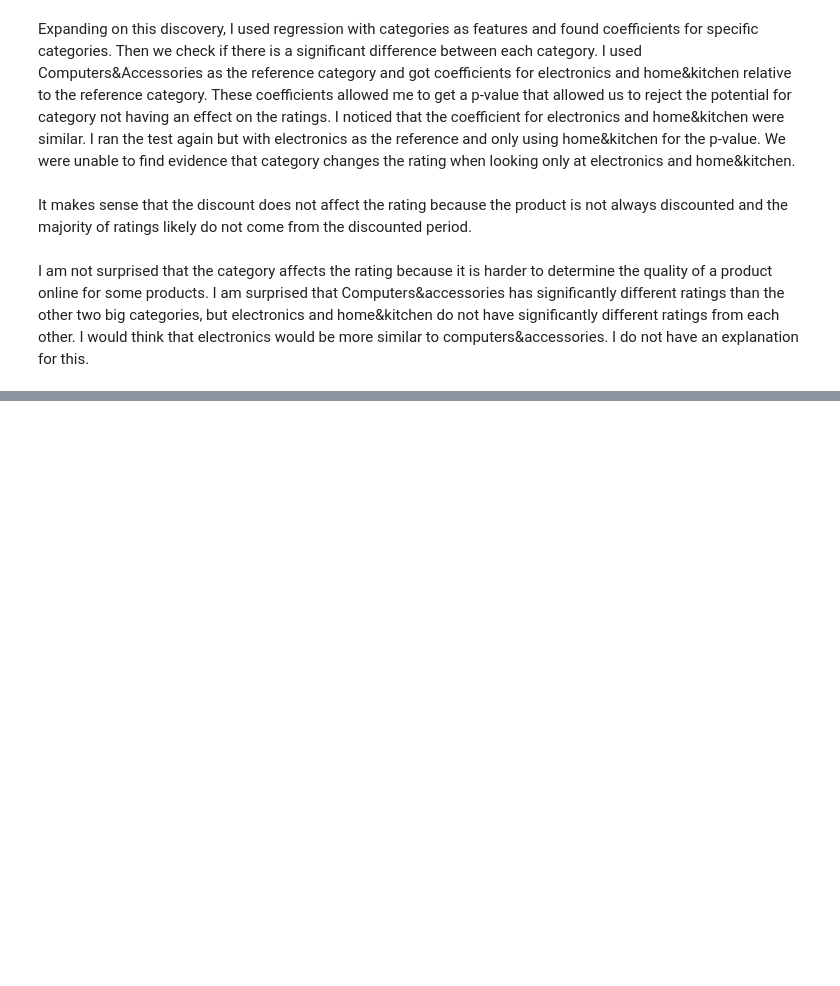
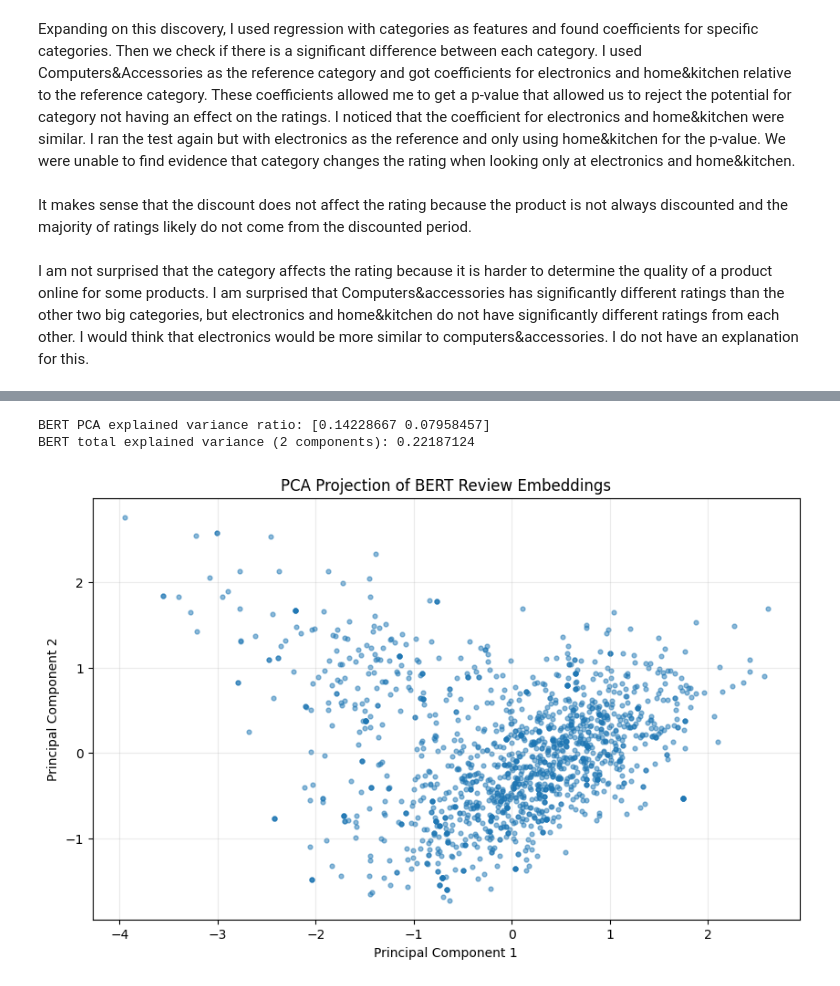
Before and after one commit to zacharydaniel229/CSCE676_ZacharyWilliams_Project, a Jupyter notebook: CSCE676_ZacharyWilliams_FinalDeliverable.ipynb, the cells around one changed output, grey strips where cells are left out. Cells and saved outputs as stored; diff of their text form; code cells hidden in the pictures; blank space fills up the shorter version.

```diff
--- a/CSCE676_ZacharyWilliams_FinalDeliverable.ipynb
+++ b/CSCE676_ZacharyWilliams_FinalDeliverable.ipynb
@@ -500,0 +926,29 @@ I am not surprised that the category affects the rating because it is harder to
+# %%
+# PCA projection of BERT review embeddings (2D) and scatter plot
+import matplotlib.pyplot as plt
+from sklearn.decomposition import PCA
+import numpy as np
+
+# Ensure a numeric matrix exists
+if not isinstance(bert_review_embeddings, np.ndarray):
+    bert_embedding_matrix = np.array(bert_review_embeddings)
+else:
+    bert_embedding_matrix = bert_review_embeddings
+
+bert_pca = PCA(n_components=2, random_state=42)
+bert_embedding_2d = bert_pca.fit_transform(bert_embedding_matrix)
+
+print('BERT PCA explained variance ratio:', bert_pca.explained_variance_ratio_)
+print('BERT total explained variance (2 components):', bert_pca.explained_variance_ratio_.sum())
+
+plt.figure(figsize=(10, 6))
+plt.scatter(bert_embedding_2d[:, 0], bert_embedding_2d[:, 1], s=12, alpha=0.5)
+plt.title('PCA Projection of BERT Review Embeddings')
+plt.xlabel('Principal Component 1')
+plt.ylabel('Principal Component 2')
+plt.grid(alpha=0.25)
+plt.show()
+# %% [output]
+BERT PCA explained variance ratio: [0.14228667 0.07958457]
+BERT total explained variance (2 components): 0.22187124
+[figure, added]
```
Also changed, not shown: parts of 12 cells of this notebook.
